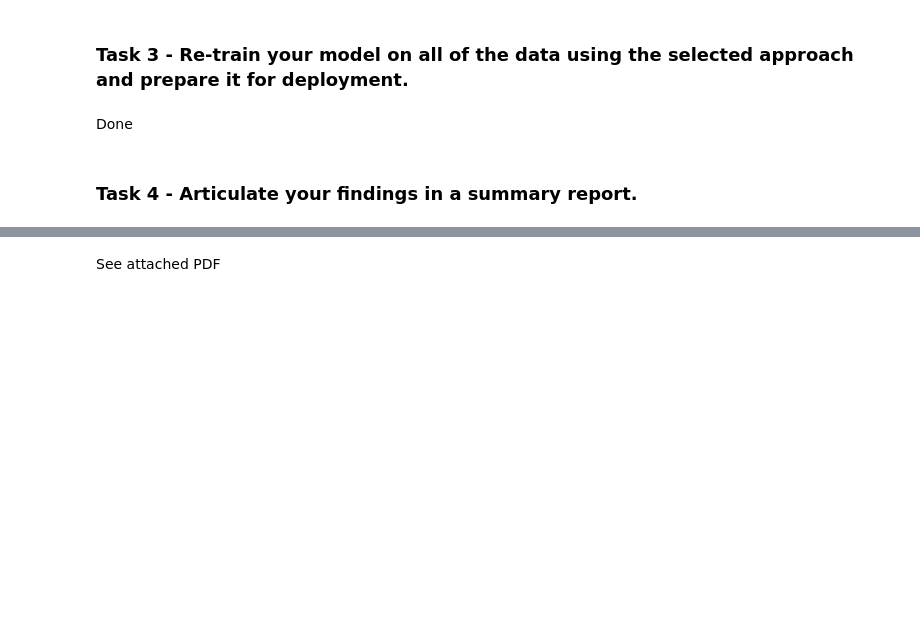
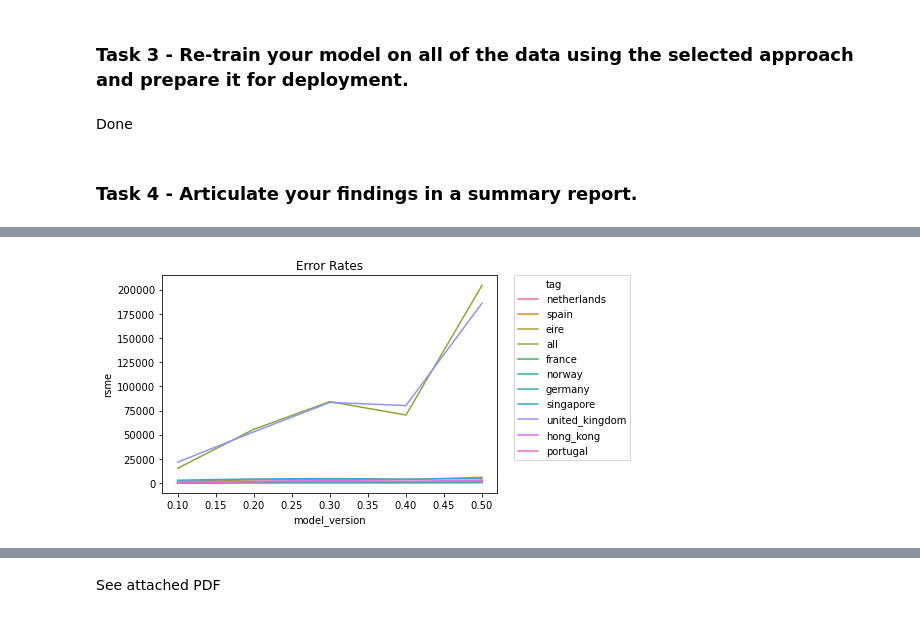
Before and after one commit to matthewpa/AVAAIL-Capstone-MP, a Jupyter notebook: Code/notebooks/Part_2_Capstone_Modelling.ipynb, the cells around one changed output, grey strips where cells are left out. Cells and saved outputs as stored; diff of their text form; code cells hidden in the pictures; blank space fills up the shorter version.

```diff
--- a/Code/notebooks/Part_2_Capstone_Modelling.ipynb
+++ b/Code/notebooks/Part_2_Capstone_Modelling.ipynb
@@ -58,3 +58,25 @@ results
 Done
 # %% [markdown]
 ### Task 4 - Articulate your findings in a summary report.
+# %%
+import pandas as pd
+import seaborn as sns
+import matplotlib as plt
+import numpy as np
+import os as os
+import sys
+import datetime
+import ast
+
+module_path = os.path.abspath(os.path.join('..'))
+if module_path not in sys.path:
+    sys.path.append(module_path)
+
+import cslib
+import model
+
+IMAGE_DIR = os.path.join("..","images")
+# %%
+training_log_path = os.path.join('..', 'logs', 'train-test.log')
+# %%
+df = pd.read_csv(training_log_path, delimiter=',', quotechar="|")
@@ -60,0 +93,10 @@ Done
+# %%
+# Convert error result to dictionary
+rmse_list = []
+
+for i in range(0, len(df.error_result)):
+    rmse_list.append(ast.literal_eval(df.error_result[i])['rmse'])
+
+
+se = pd.Series(rmse_list)
+df['rsme'] = se.values
@@ -60,0 +140,8 @@ Done
+# %%
+fig = sns.lineplot(data=df, y='rsme', x='model_version', hue='tag' )
+image_path = os.path.join(IMAGE_DIR,"Error_Rates.png")
+fig.set_title("Error Rates")
+fig.legend(bbox_to_anchor=(1.05, 1), loc=2, borderaxespad=0.)
+fig.get_figure().savefig(image_path,bbox_inches='tight',pad_inches = 0,dpi=200)
+# %% [output]
+[figure, added]
```
Also changed, not shown: parts of 5 cells of this notebook, 23 other files.
